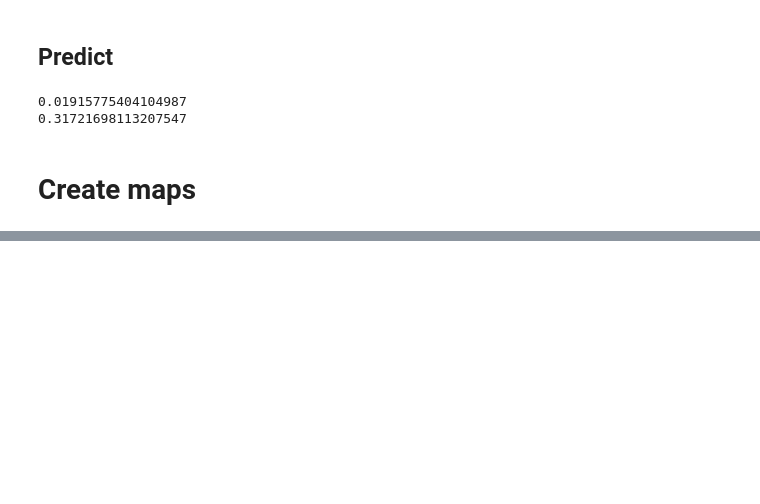
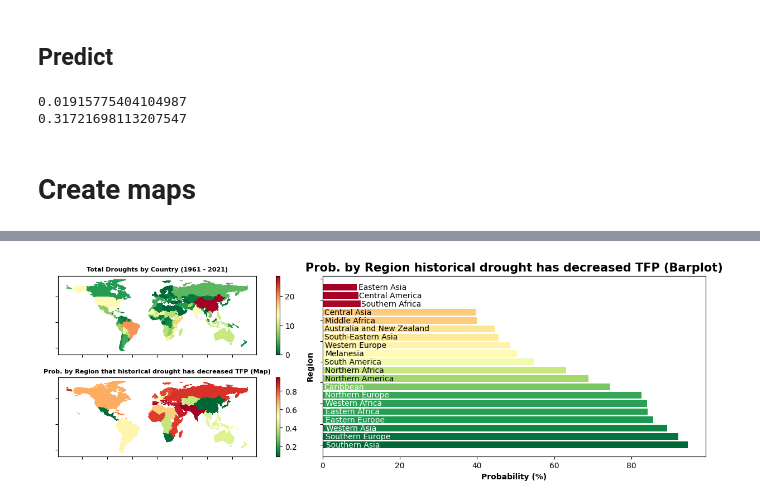
Before and after one commit to greenguy33/climate_econometric_model_comparison, a Jupyter notebook: notebooks/bayesian_models.ipynb, the cells around one changed output, grey strips where cells are left out. Cells and saved outputs as stored; diff of their text form; code cells hidden in the pictures; blank space fills up the shorter version.

```diff
--- a/notebooks/bayesian_models.ipynb
+++ b/notebooks/bayesian_models.ipynb
@@ -508,3 +432,78 @@ country_geopandas.plot(column="total_drought_by_country", cmap="RdYlGn")
+# %%
+res = az.summary(trace, var_names=["region_rs_coefs"])
+region_percentiles = {}
+means, sds = np.array(res["mean"]), np.array(res["sd"])
+zscores = means / sds
+percentiles = 1-2*(1 - st.norm.cdf(abs(zscores)))
+for index, region in enumerate(var_list[-20:]):
+    region_percentiles[region.split("_")[0]] = percentiles[index]
+tfp_regression_data["drought_bin"] = list(map(lambda x : region_percentiles[x], tfp_regression_data.region23))
+
+# % chance region negatively affected
+
+fig = plt.figure(constrained_layout=True, figsize=(15,4))
+axs = fig.subplot_mosaic([['TopLeft', 'Right'],['BottomLeft', 'Right']], gridspec_kw={'width_ratios':[1,1], 'height_ratios':[1,1]})
+
+# total droughts by country
+droughts_by_country = {}
+for country in set(tfp_regression_data.country):
+    droughts_by_country[country] = np.count_nonzero(tfp_regression_data.loc[(tfp_regression_data.country == country)].drought)
+tfp_regression_data["total_drought_by_country"] = list(map(lambda x : droughts_by_country[x], tfp_regression_data.country))
+
+country_geopandas = geopandas.read_file(
+    geopandas.datasets.get_path('naturalearth_lowres')
+)
+country_geopandas = country_geopandas.merge(
+    tfp_regression_data,
+    how='inner',
+    left_on=['iso_a3'],
+    right_on=['country']
+)
+country_geopandas.plot(column="total_drought_by_country", cmap="RdYlGn_r", ax=axs["TopLeft"], legend=True)
+axs["TopLeft"].set_title("Total Droughts by Country (1961 - 2021)", size=8, weight="bold")
+axs["TopLeft"].set_xticklabels([])
+axs["TopLeft"].set_yticklabels([])
+
+country_geopandas = geopandas.read_file(
+    geopandas.datasets.get_path('naturalearth_lowres')
+)
+country_geopandas = country_geopandas.merge(
+    tfp_regression_data,
+    how='inner',
+    left_on=['iso_a3'],
+    right_on=['country']
+)
+res = country_geopandas.plot(column="drought_bin", cmap="RdYlGn_r", ax=axs["BottomLeft"], legend=True)
+cmap = plt.get_cmap('RdYlGn')
+norm = mcolors.Normalize(vmin=country_geopandas['drought_bin'].min(), vmax=country_geopandas['drought_bin'].max())
+colors = [cmap(norm(value)) for value in country_geopandas['drought_bin']]
+axs["BottomLeft"].set_title("Prob. by Region that historical drought has decreased TFP (Map)", size=8, weight="bold")
+axs["BottomLeft"].set_xticklabels([])
+axs["BottomLeft"].set_yticklabels([])
+
+sorted_region_percentiles = dict(sorted(region_percentiles.items(), key=lambda x: x[1], reverse=True))
+region_colors = []
+for region in sorted_region_percentiles.keys():
+    region_index = country_geopandas.loc[country_geopandas.region23 == region].index[0]
+    region_colors.append(colors[region_index])
+
+barcounts = [val*100 for val in list(sorted_region_percentiles.values())]
+barplot = axs["Right"].barh(list(range(0,20)), barcounts, color=region_colors)
+barcolors = ["white","white","white","white","white","white","white","white","black","black","black","black","black","black","black","black","black","black","black","black"]
+barpaddings = [-196,-184,-185,-171,-171,-169,-161,-158,-124,-116,-97,-97,-78,-64,-41,-64,-66,64,64,55]
+barlabels = axs["Right"].bar_label(barplot, list(sorted_region_percentiles.keys()), label_type = "center")
+for index, bar_label in enumerate(barlabels):
+    bar_label.set_x(bar_label.get_position()[1] + barpaddings[index])
+for i, text in enumerate(axs["Right"].texts):
+    text.set_color(barcolors[i])
+axs["Right"].set_title("Prob. by Region historical drought has decreased TFP (Barplot)", size=15, weight="bold")
+axs["Right"].set_xlabel("Probability (%)", weight="bold")
+axs["Right"].set_ylabel("Region", weight="bold")
+axs["Right"].set_yticklabels([])
+
+plt.savefig("../figures/drought_fig1.png", bbox_inches='tight')
+# %% [output]
+[figure, added]
 # %%
 # % production deficit from drought
 effect_by_country = {}
```
Also changed, not shown: parts of 5 cells of this notebook, 2 other files.
